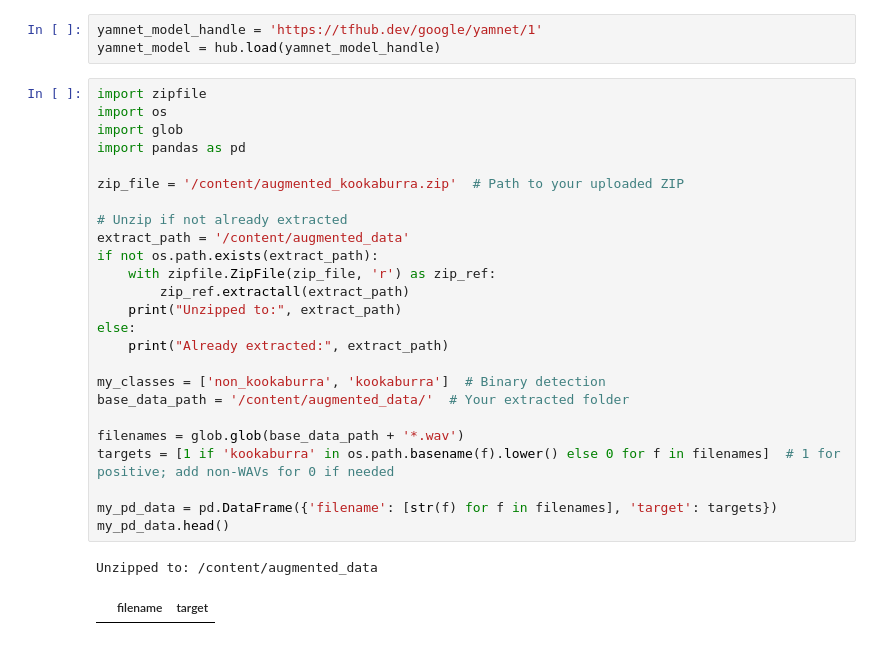
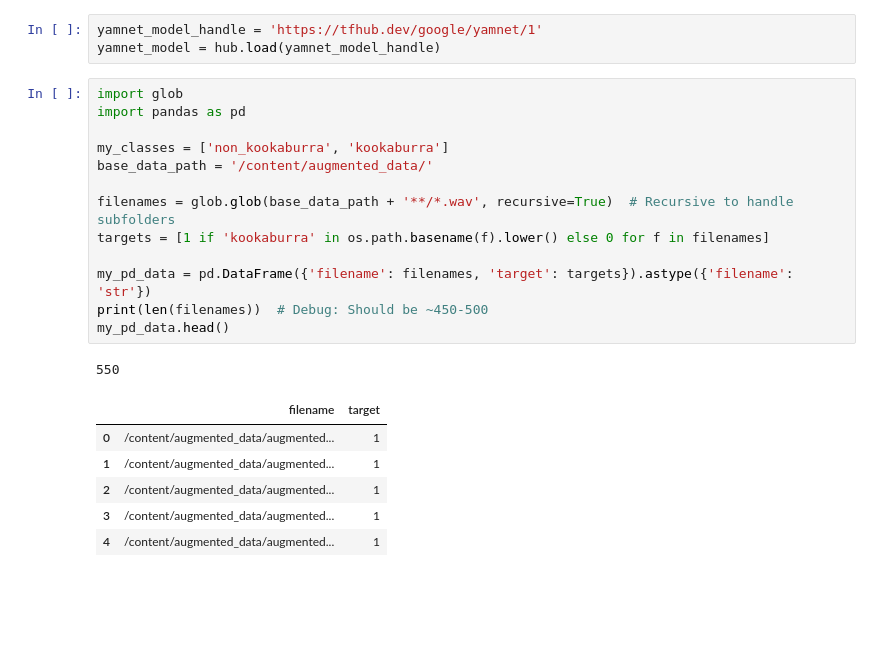
Before and after one commit to larv0001/test, a Jupyter notebook: site/en/tutorials/audio/transfer_learning_audio.ipynb, the cells around one changed output. Drawn from its saved outputs; the diff is of its cells as text; blank space fills up the shorter version.

```diff
--- a/site/en/tutorials/audio/transfer_learning_audio.ipynb
+++ b/site/en/tutorials/audio/transfer_learning_audio.ipynb
@@ -543,30 +543,23 @@ def extract_embedding(wav_data, label):
 yamnet_model_handle = 'https://tfhub.dev/google/yamnet/1'
 yamnet_model = hub.load(yamnet_model_handle)
 # %%
-import zipfile
-import os
 import glob
 import pandas as pd
 
-zip_file = '/content/augmented_kookaburra.zip'  # Path to your uploaded ZIP
+my_classes = ['non_kookaburra', 'kookaburra']
+base_data_path = '/content/augmented_data/'
 
-# Unzip if not already extracted
-extract_path = '/content/augmented_data'
-if not os.path.exists(extract_path):
-    with zipfile.ZipFile(zip_file, 'r') as zip_ref:
-        zip_ref.extractall(extract_path)
-    print("Unzipped to:", extract_path)
-else:
-    print("Already extracted:", extract_path)
+filenames = glob.glob(base_data_path + '**/*.wav', recursive=True)  # Recursive to handle subfolders
+targets = [1 if 'kookaburra' in os.path.basename(f).lower() else 0 for f in filenames]
 
-my_classes = ['non_kookaburra', 'kookaburra']  # Binary detection
-base_data_path = '/content/augmented_data/'  # Your extracted folder
-
-filenames = glob.glob(base_data_path + '*.wav')
-targets = [1 if 'kookaburra' in os.path.basename(f).lower() else 0 for f in filenames]  # 1 for positive; add non-WAVs for 0 if needed
-
-my_pd_data = pd.DataFrame({'filename': [str(f) for f in filenames], 'target': targets})
+my_pd_data = pd.DataFrame({'filename': filenames, 'target': targets}).astype({'filename': 'str'})
+print(len(filenames))  # Debug: Should be ~450-500
 my_pd_data.head()
 # %% [output]
-Unzipped to: /content/augmented_data
+550
 |  | filename | target |
+| 0 | /content/augmented_data/augmented... | 1 |
+| 1 | /content/augmented_data/augmented... | 1 |
+| 2 | /content/augmented_data/augmented... | 1 |
+| 3 | /content/augmented_data/augmented... | 1 |
+| 4 | /content/augmented_data/augmented... | 1 |
```
Also changed, not shown: parts of 2 cells of this notebook.
